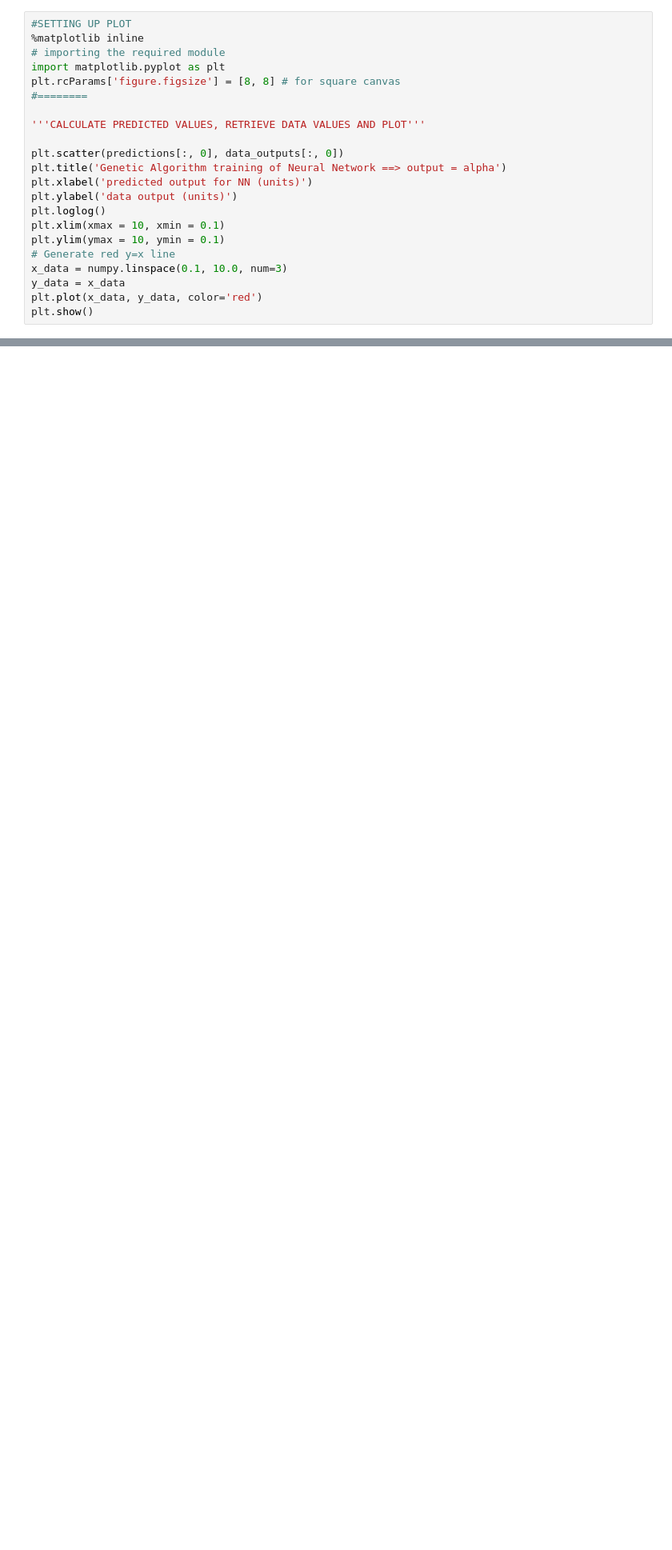
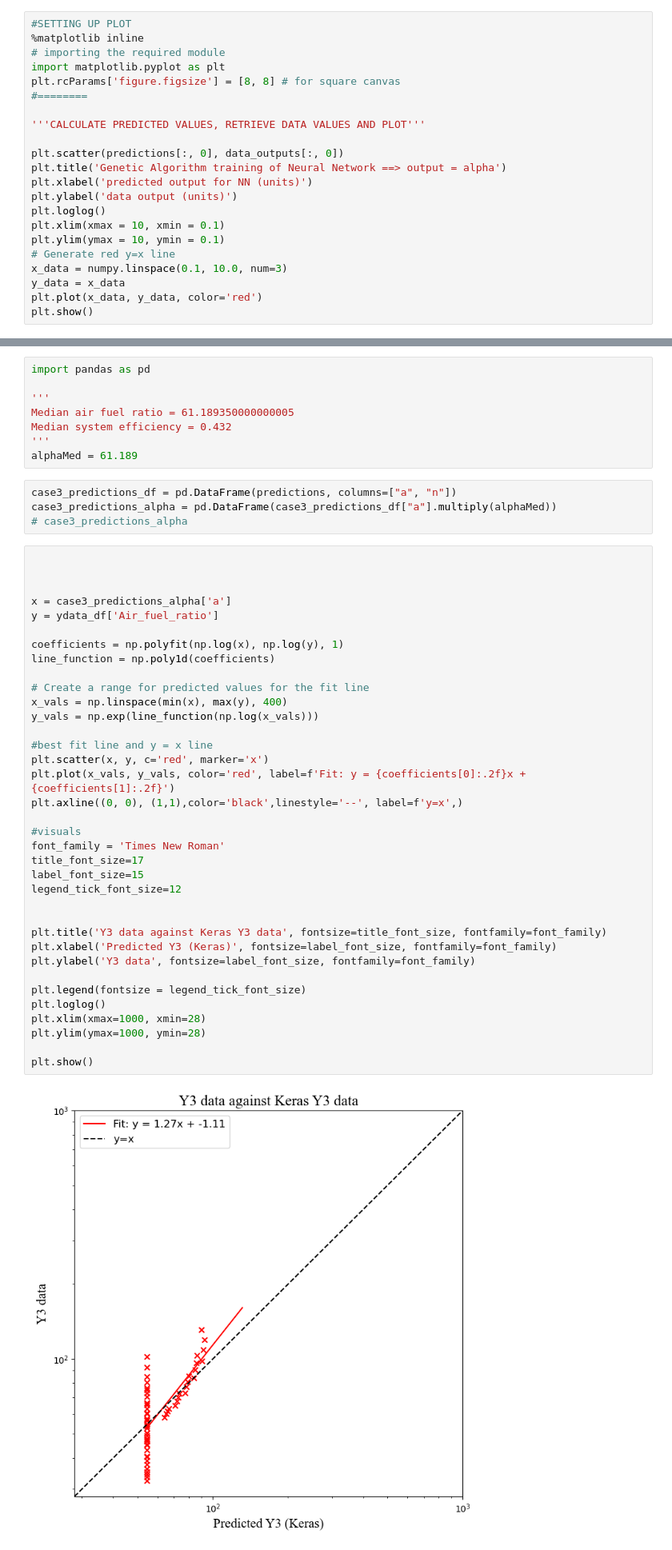
Before and after one commit to shawnkchan/ME249_P2, a Jupyter notebook: CodeP2.5F23.ipynb, the cells around one changed output, grey strips where cells are left out. Shown at 80% size. Cells and saved outputs as stored; diff of their text form; blank space fills up the shorter version.

```diff
--- a/CodeP2.5F23.ipynb
+++ b/CodeP2.5F23.ipynb
@@ -223,0 +574,50 @@ plt.show()
+# %%
+import pandas as pd
+
+'''
+Median air fuel ratio = 61.189350000000005
+Median system efficiency = 0.432
+'''
+alphaMed = 61.189
+# %%
+case3_predictions_df = pd.DataFrame(predictions, columns=["a", "n"])
+case3_predictions_alpha = pd.DataFrame(case3_predictions_df["a"].multiply(alphaMed))
+# case3_predictions_alpha
+# %%
+
+
+
+x = case3_predictions_alpha['a']
+y = ydata_df['Air_fuel_ratio']
+
+coefficients = np.polyfit(np.log(x), np.log(y), 1)
+line_function = np.poly1d(coefficients)
+
+# Create a range for predicted values for the fit line
+x_vals = np.linspace(min(x), max(y), 400)
+y_vals = np.exp(line_function(np.log(x_vals)))
+
+#best fit line and y = x line
+plt.scatter(x, y, c='red', marker='x')
+plt.plot(x_vals, y_vals, color='red', label=f'Fit: y = {coefficients[0]:.2f}x + {coefficients[1]:.2f}')
+plt.axline((0, 0), (1,1),color='black',linestyle='--', label=f'y=x',)
+
+#visuals
+font_family = 'Times New Roman'
+title_font_size=17
+label_font_size=15
+legend_tick_font_size=12
+
+
+plt.title('Y3 data against Keras Y3 data', fontsize=title_font_size, fontfamily=font_family)
+plt.xlabel('Predicted Y3 (Keras)', fontsize=label_font_size, fontfamily=font_family)
+plt.ylabel('Y3 data', fontsize=label_font_size, fontfamily=font_family)
+
+plt.legend(fontsize = legend_tick_font_size)
+plt.loglog()
+plt.xlim(xmax=1000, xmin=28)
+plt.ylim(ymax=1000, ymin=28)
+
+plt.show()
+# %% [output]
+[figure, added]
```
Also changed, not shown: parts of 19 cells of this notebook, 21 other files.
